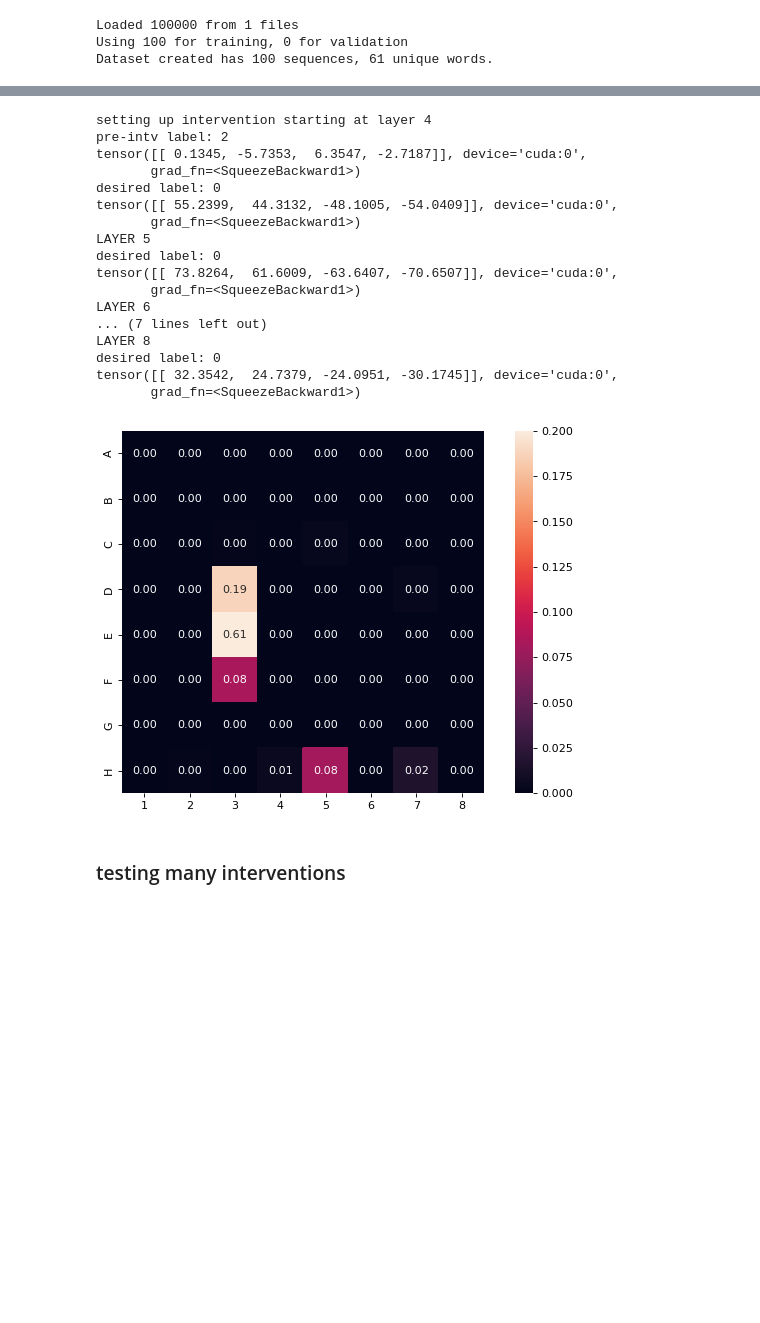
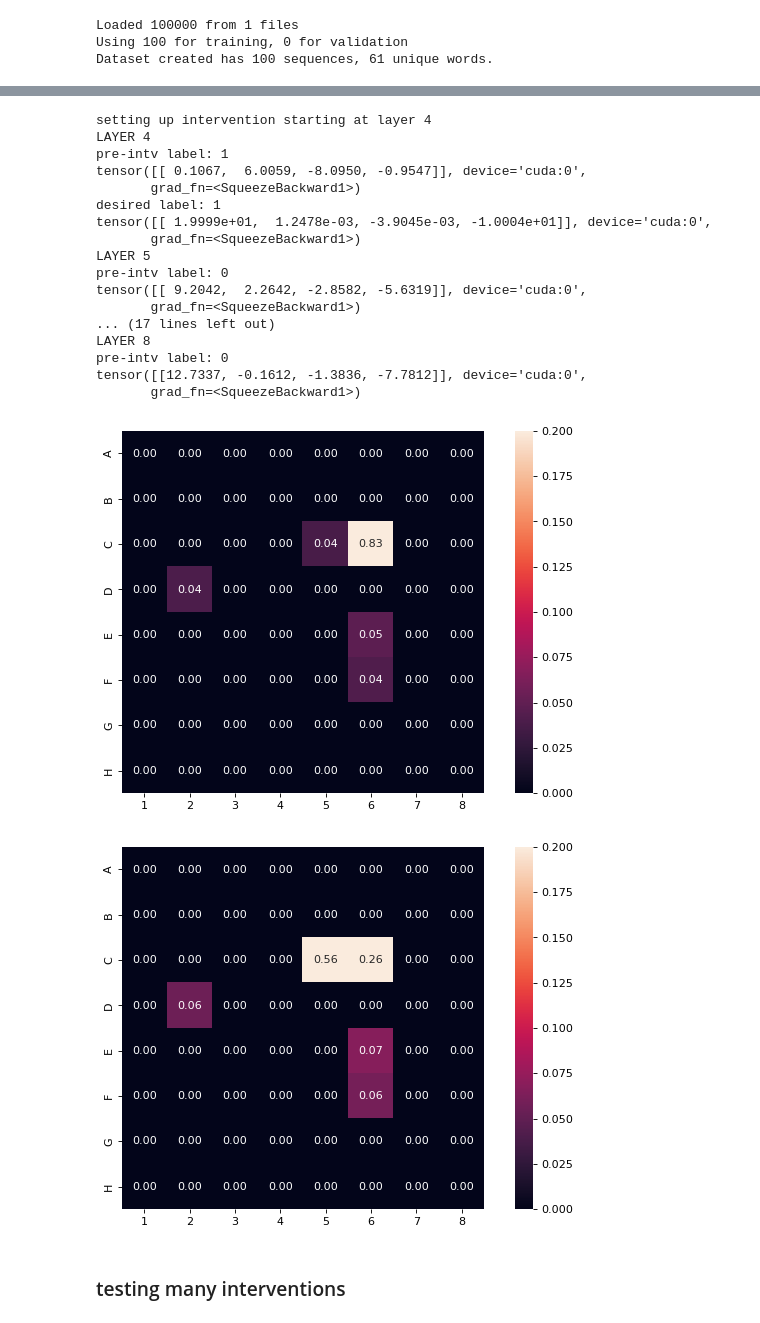
Before and after one commit to icemoon97/othello_world, a Jupyter notebook: probing_playertype.ipynb, the cells around one changed output, grey strips where cells are left out. Saved outputs shown, nothing was run; the diff lists cells and outputs as text; code cells hidden in the pictures; blank space fills up the shorter version.

```diff
--- a/probing_playertype.ipynb
+++ b/probing_playertype.ipynb
@@ -290,7 +290,7 @@ Loaded 100000 from 1 files
 Using 100 for training, 0 for validation
 Dataset created has 100 sequences, 61 unique words.
 # %%
-game_index = 9
+game_index = 6
 completion = games[game_index][:10]
 print("player type:", player_types[game_index])
 # completion = othello[2][:20]
@@ -342,23 +342,24 @@ for i, layer in enumerate(layer_range):
     if i == 0:
         print("setting up intervention starting at layer", layer)
         whole_mid_act = models[layer_range.start].forward_1st_stage(partial_game[None, :])  # [B, T, F=512]
-
-        mid_act = whole_mid_act[0, -1]
-        pre_intv_logits = p(mid_act[None, :])[0].squeeze(0)  # [1, 4]
-        labels_pre_intv = pre_intv_logits.detach().argmax(dim=-1)
-        print("pre-intv label:", labels_pre_intv.item())
-        print(pre_intv_logits)
-
     # after starting layer, use forward_2nd_stage to get to next layer
     else:
-        print("LAYER", layer)
         whole_mid_act = models[layer_range.start].forward_2nd_stage(whole_mid_act, layer-1, layer)[0]  # [1, T, F=512]
+
+
+    print("LAYER", layer)
 
     # cut out most recent features and check probe prediction
     mid_act = whole_mid_act[0, -1]
     pre_intv_logits = p(mid_act[None, :])[0].squeeze(0)  # [1, 4]
 
     labels_pre_intv = pre_intv_logits.detach().argmax(dim=-1)
+
+    print("pre-intv label:", labels_pre_intv.item())
+    print(pre_intv_logits)
+
+    if layer not in intervene_layers:
+        continue
 
     # setting our desired player type
     desired_labels = labels_pre_intv.clone()
@@ -369,23 +370,18 @@ for i, layer in enumerate(layer_range):
     new_mid_act = mid_act.clone()
 
     # linear intervention
-    # steering_vector = torch.rand_like(new_mid_act)
-    steering_vector = p.proj.weight.data[player_type_target]
-    new_mid_act += steering_vector * 4
-    new_mid_act -= p.proj.weight.data[2] * 4
+    # steering_vector = p.proj.weight.data[player_type_target]
+    # new_mid_act += steering_vector * intervene_scale
+    # subtracting prev player type
+    # new_mid_act -= p.proj.weight.data[0] * intervene_scale
 
-    # gradient descent intervention
-    # new_mid_act = torch.tensor(mid_act.detach().cpu().numpy()).cuda()
-    # new_mid_act.requires_grad = True
-    # opt = torch.optim.Adam([new_mid_act], lr=htd["lr"])
+    pinv = torch.pinverse(p.proj.weight.data)
+    desired_probe_state = torch.tensor([20, 0, 0, -10], dtype=torch.float).to(device)
+    diff = desired_probe_state - pre_intv_logits[0]
 
-    # for i in range(htd["steps"]):
-    #     opt.zero_grad()
-    #     logits_running = p(new_mid_act[None, :])[0][0]  # [1, 4]
-
-    #     loss = F.cross_entropy(logits_running, desired_labels, reduction="none")
-    #     loss.backward()  # by torch semantics, loss is to be minimized
-    #     opt.step()
+    # desired = torch.tensor([-5 - pre_intv_logits[0][0], 20 - pre_intv_logits[0][1], 0, 0], dtype=torch.float).view((4, 1)).to(device)
+    desired_act = torch.mm(pinv, diff.view((4, 1)))
+    new_mid_act += desired_act.flatten()
 
     post_intv_logits = p(new_mid_act[None, :])[0].squeeze(0) # [1, 4]
     print(post_intv_logits)
@@ -399,26 +395,28 @@ post_intv_pred = post_intv_pred[0, -1, :]
 post_intv_pred = torch.softmax(post_intv_pred, dim=0).detach().cpu().numpy()
 # %% [output]
 setting up intervention starting at layer 4
-pre-intv label: 2
-tensor([[ 0.1345, -5.7353,  6.3547, -2.7187]], device='cuda:0',
+LAYER 4
+pre-intv label: 1
+tensor([[ 0.1067,  6.0059, -8.0950, -0.9547]], device='cuda:0',
        grad_fn=<SqueezeBackward1>)
-desired label: 0
-tensor([[ 55.2399,  44.3132, -48.1005, -54.0409]], device='cuda:0',
+desired label: 1
+tensor([[ 1.9999e+01,  1.2478e-03, -3.9045e-03, -1.0004e+01]], device='cuda:0',
        grad_fn=<SqueezeBackward1>)
 LAYER 5
-desired label: 0
-tensor([[ 73.8264,  61.6009, -63.6407, -70.6507]], device='cuda:0',
+pre-intv label: 0
+tensor([[ 9.2042,  2.2642, -2.8582, -5.6319]], device='cuda:0',
        grad_fn=<SqueezeBackward1>)
-LAYER 6
-... (7 lines left out)
+... (17 lines left out)
 LAYER 8
-desired label: 0
-tensor([[ 32.3542,  24.7379, -24.0951, -30.1745]], device='cuda:0',
+pre-intv label: 0
+tensor([[12.7337, -0.1612, -1.3836, -7.7812]], device='cuda:0',
        grad_fn=<SqueezeBackward1>)
 # %%
+fig = draw_heatmap_from_tokens(pre_intv_pred, vmax=0.2)
 fig = draw_heatmap_from_tokens(post_intv_pred, vmax=0.2)
 # %% [output]
-[figure, old version]
+[figure, new version]
+[figure, added]
 # %% [markdown]
 ### testing many interventions
 # %%
```
Also changed, not shown: parts of 15 cells of this notebook, 1 other file.
